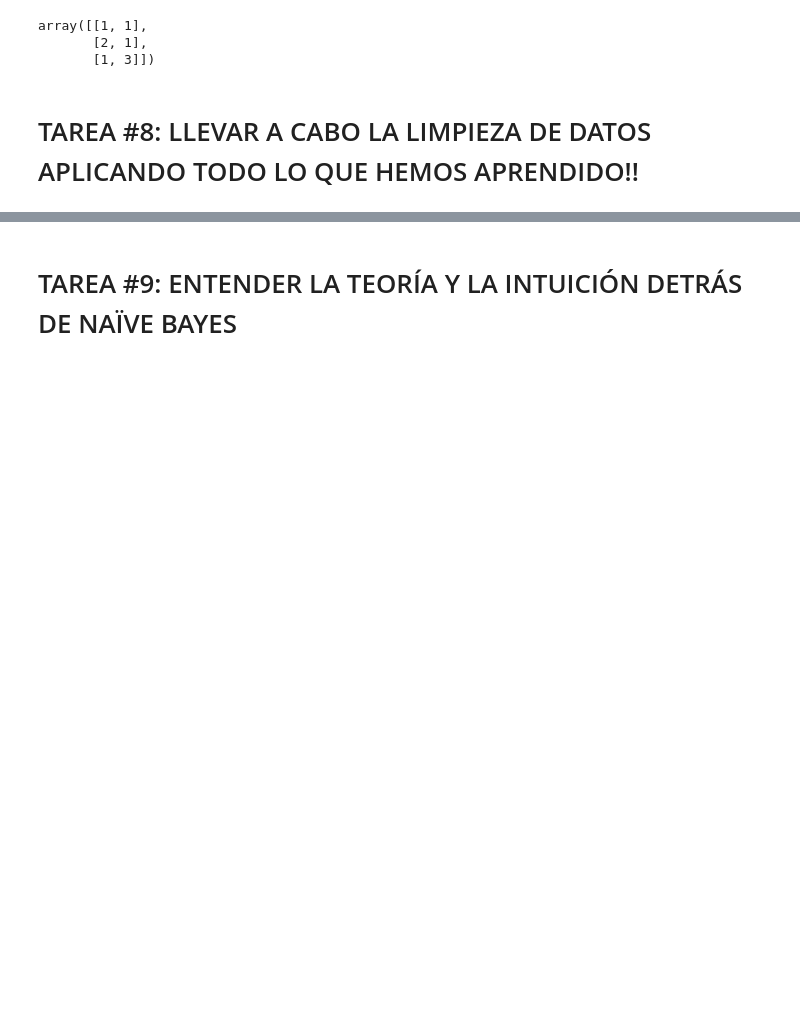
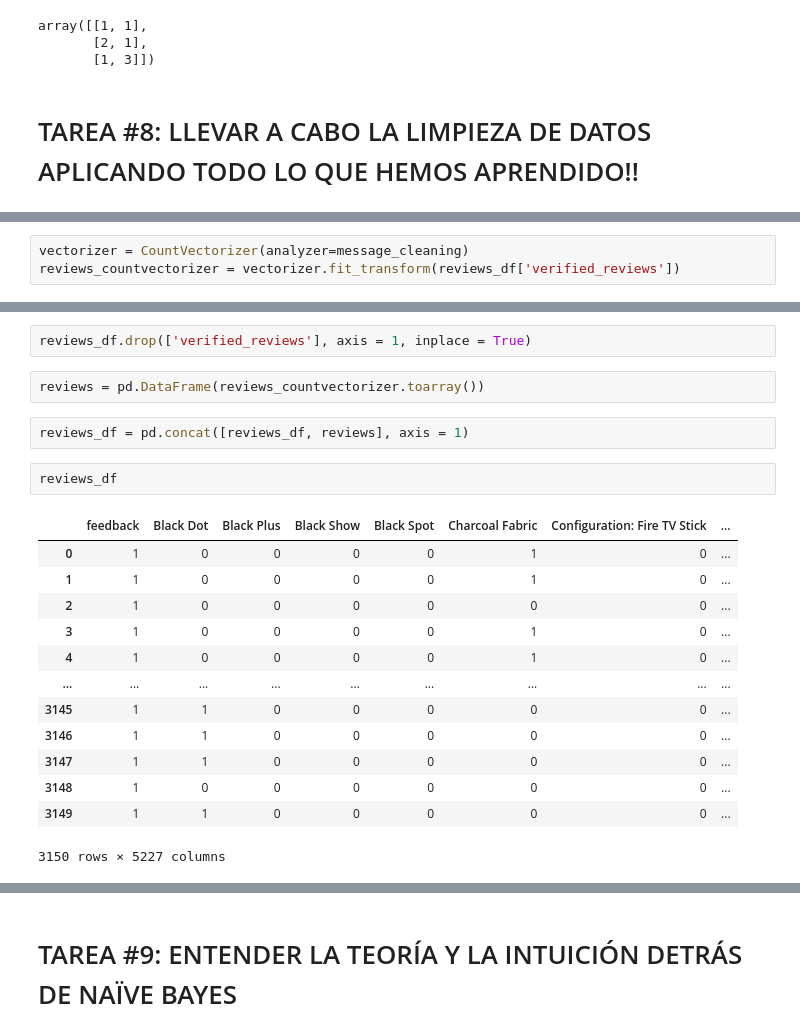
Before and after one commit to MartinSantaGitHub/ds4b, a Jupyter notebook: 5. Public Relations Department/Esqueleto_Departamento_de_Relaciones_Públicas.ipynb, the cells around one changed output, grey strips where cells are left out. Drawn from its saved outputs; the diff is of its cells as text; blank space fills up the shorter version.

```diff
--- a/5. Public Relations Department/Esqueleto_Departamento_de_Relaciones_Públicas.ipynb
+++ b/5. Public Relations Department/Esqueleto_Departamento_de_Relaciones_Públicas.ipynb
@@ -403,0 +427,3 @@ array([[1, 1],
+# %%
+vectorizer = CountVectorizer(analyzer=message_cleaning)
+reviews_countvectorizer = vectorizer.fit_transform(reviews_df['verified_reviews'])
@@ -403,0 +464,22 @@ array([[1, 1],
+# %%
+reviews_df.drop(['verified_reviews'], axis = 1, inplace = True)
+# %%
+reviews = pd.DataFrame(reviews_countvectorizer.toarray())
+# %%
+reviews_df = pd.concat([reviews_df, reviews], axis = 1)
+# %%
+reviews_df
+# %% [output]
+|  | feedback | Black Dot | Black Plus | Black Show | Black Spot | Charcoal Fabric | Configuration: Fire TV Stick | ... |
+| 0 | 1 | 0 | 0 | 0 | 0 | 1 | 0 | ... |
+| 1 | 1 | 0 | 0 | 0 | 0 | 1 | 0 | ... |
+| 2 | 1 | 0 | 0 | 0 | 0 | 0 | 0 | ... |
+| 3 | 1 | 0 | 0 | 0 | 0 | 1 | 0 | ... |
+| 4 | 1 | 0 | 0 | 0 | 0 | 1 | 0 | ... |
+| ... | ... | ... | ... | ... | ... | ... | ... | ... |
+| 3145 | 1 | 1 | 0 | 0 | 0 | 0 | 0 | ... |
+| 3146 | 1 | 1 | 0 | 0 | 0 | 0 | 0 | ... |
+| 3147 | 1 | 1 | 0 | 0 | 0 | 0 | 0 | ... |
+| 3148 | 1 | 0 | 0 | 0 | 0 | 0 | 0 | ... |
+| 3149 | 1 | 1 | 0 | 0 | 0 | 0 | 0 | ... |
+3150 rows × 5227 columns
```
Also changed, not shown: parts of 30 cells of this notebook.
